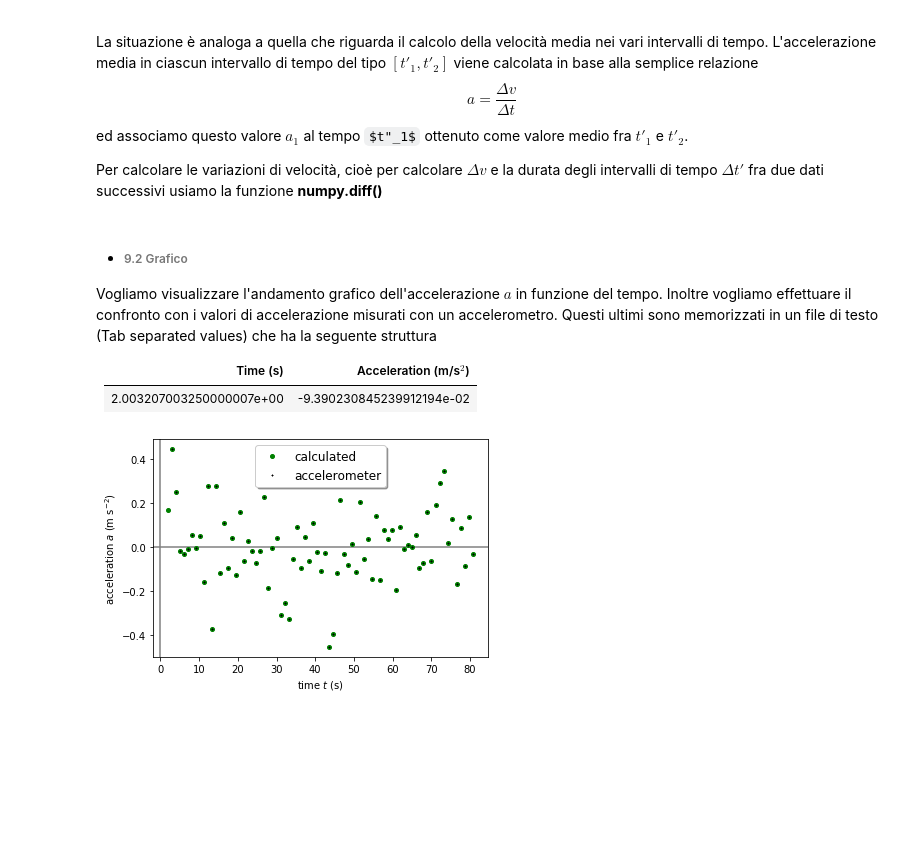
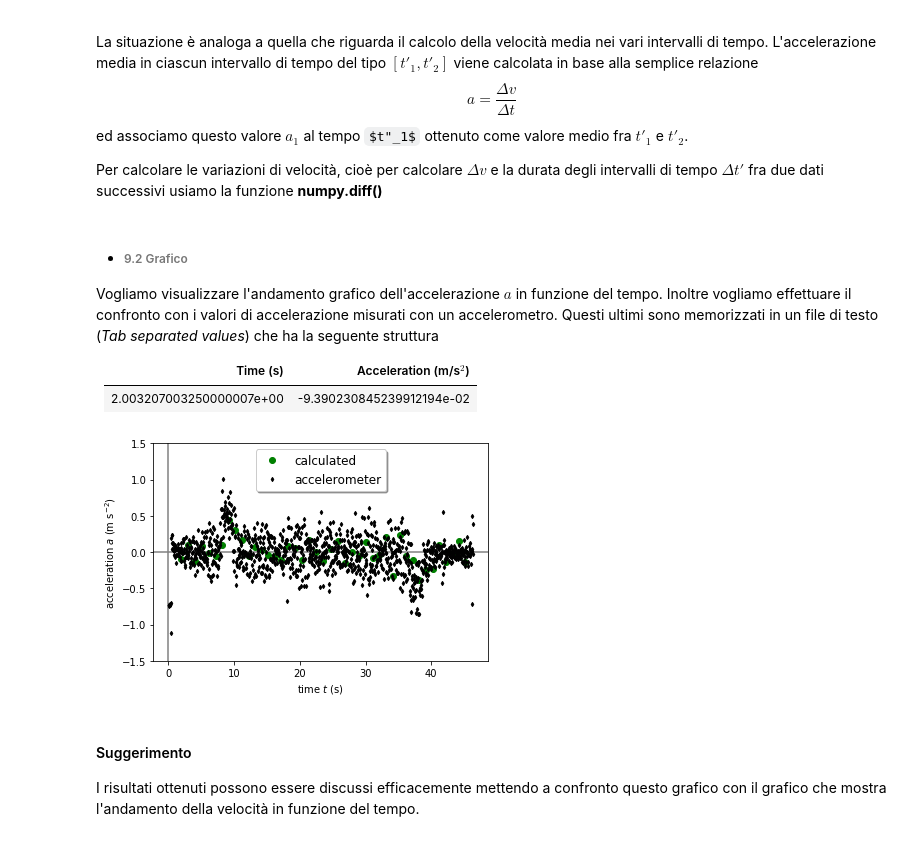
Before and after one commit to POSS-UniMe/simple-physics-with-Python-ITA, a Jupyter notebook: notebook/3-1-ViaggioInAscensoreVer001.ipynb, the cells around one changed output. Cells and saved outputs as stored; diff of their text form; code cells hidden in the pictures; some formulas as TeX source; blank space fills up the shorter version.

```diff
--- a/notebook/3-1-ViaggioInAscensoreVer001.ipynb
+++ b/notebook/3-1-ViaggioInAscensoreVer001.ipynb
@@ -60,7 +62,7 @@ Per la lettura del file di testo utilizziamo **loadtxt** con l'opzione **skiprow
 import numpy as np
 import matplotlib.pyplot as plt
 
-inputDataFile='data/Trip02-Height.csv'
+inputDataFile='data/Trip01-Height.csv'
 
 # read data from file
 t, x = np.loadtxt(inputDataFile, skiprows=1, usecols=(0,2), unpack = True)
@@ -74,5 +76,7 @@ plt.ylabel('height $h$ (m)')
 plt.text(27, 1.8, inputDataFile)
 
 #plt.savefig('height_vs_time.pdf')
+print()
 plt.show()
+print()
 # %% [output]
@@ -300,28 +313,33 @@ np.savetxt(accelerationDataFile, np.column_stack((t_double_prime, a)))
 # %% [markdown]
 * ###### 9.2 Grafico
 
-Vogliamo visualizzare l'andamento grafico dell'accelerazione $a$ in funzione del tempo. Inoltre vogliamo effettuare il confronto con i valori di accelerazione misurati con un accelerometro. Questi ultimi sono memorizzati in un file di testo (Tab separated values) che ha la seguente struttura
+Vogliamo visualizzare l'andamento grafico dell'accelerazione $a$ in funzione del tempo. Inoltre vogliamo effettuare il confronto con i valori di accelerazione misurati con un accelerometro. Questi ultimi sono memorizzati in un file di testo (*Tab separated values*) che ha la seguente struttura
 
 Time (s) | Acceleration (m/s$^2$)
 ---------|----------------
 2.003207003250000007e+00 | -9.390230845239912194e-02
 # %%
+print()
 #
-accelerometerDataFile='data/Trip02-Acceleration.csv'
-
+#
+accelerometerDataFile='data/Trip01-Accelerometer.csv'
+#
 # read data from file
 t_exp, accel = np.loadtxt(accelerometerDataFile, skiprows=1, unpack = True)
 
 
-plt.plot(t_double_prime, a, 'o', color='green', markersize = 4, label = 'calculated')
-plt.plot(t_exp,accel, '+', color = 'black', markersize = 2, label = 'accelerometer')
+plt.plot(t_double_prime, a, 'o', color='green', markersize = 6, label = 'calculated')
+plt.plot(t_exp,accel, 'd', color = 'black', markersize = 3, label = 'accelerometer')
 plt.axhline(color = 'gray', zorder = -1)
 plt.axvline(color = 'gray', zorder = -1)
 plt.xlabel('time $t$ (s)')
 plt.ylabel('acceleration $a$ (m s$^{-2}$)')
-#plt.ylim(-1,1)
+plt.ylim(-1.5,1.5)
 plt.legend(loc='upper center', shadow=True, fontsize='large')
 plt.draw()
 plt.show()
 # %% [output]
-[figure, old version]
+[figure, new version]
+# %% [markdown]
+#### Suggerimento
+I risultati ottenuti possono essere discussi efficacemente mettendo a confronto questo grafico con il grafico che mostra l'andamento della velocità in funzione del tempo.
```
Also changed, not shown: parts of 19 cells of this notebook.
